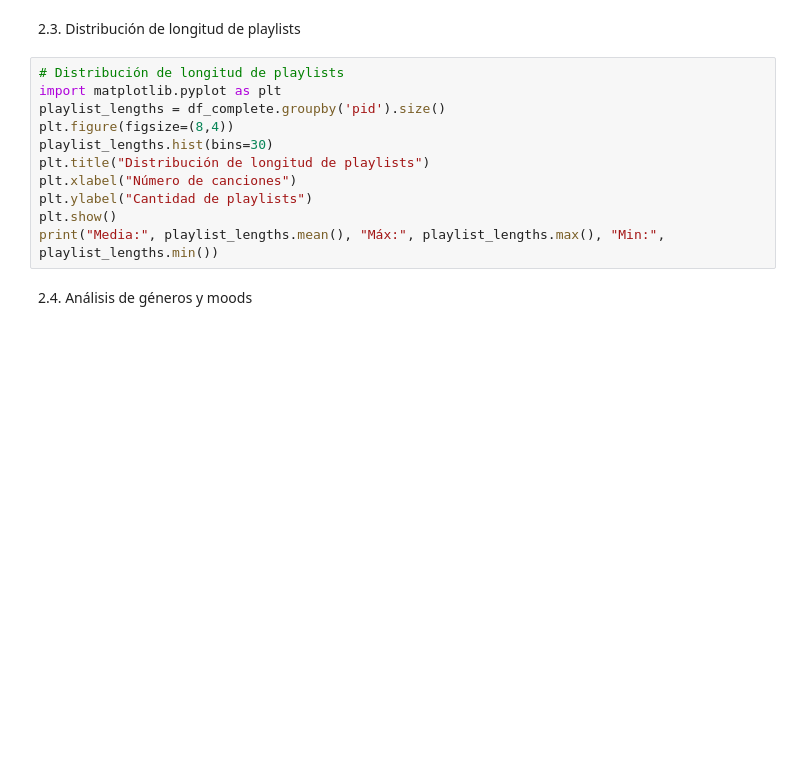
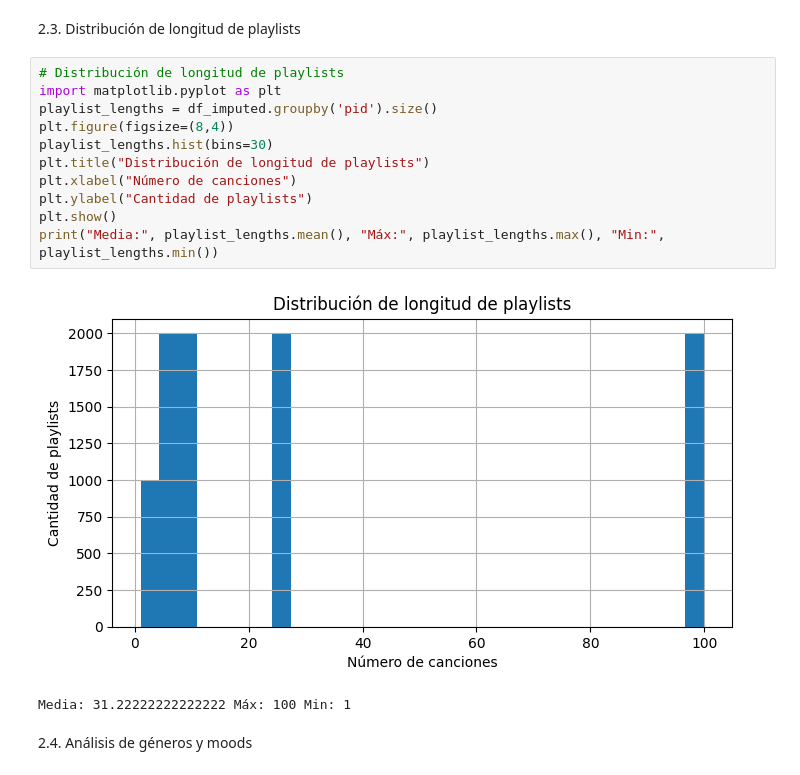
Before and after one commit to fabianlgomez/mpd-PlaylistSimilarity-unal, a Jupyter notebook: Load&EDA.ipynb, the cells around one changed output. Cells and saved outputs as stored; diff of their text form; blank space fills up the shorter version.

```diff
--- a/Load&EDA.ipynb
+++ b/Load&EDA.ipynb
@@ -333,14 +485,17 @@ display(df_complete.describe())
 # %%
 # Distribución de longitud de playlists
 import matplotlib.pyplot as plt
-playlist_lengths = df_complete.groupby('pid').size()
+playlist_lengths = df_imputed.groupby('pid').size()
 plt.figure(figsize=(8,4))
 playlist_lengths.hist(bins=30)
 plt.title("Distribución de longitud de playlists")
 plt.xlabel("Número de canciones")
 plt.ylabel("Cantidad de playlists")
 plt.show()
 print("Media:", playlist_lengths.mean(), "Máx:", playlist_lengths.max(), "Min:", playlist_lengths.min())
+# %% [output]
+[figure, added]
+Media: 31.22222222222222 Máx: 100 Min: 1
 # %% [markdown]
 2.4. Análisis de géneros y moods
 # %%
```
Also changed, not shown: parts of 14 cells of this notebook, 14 other files.
